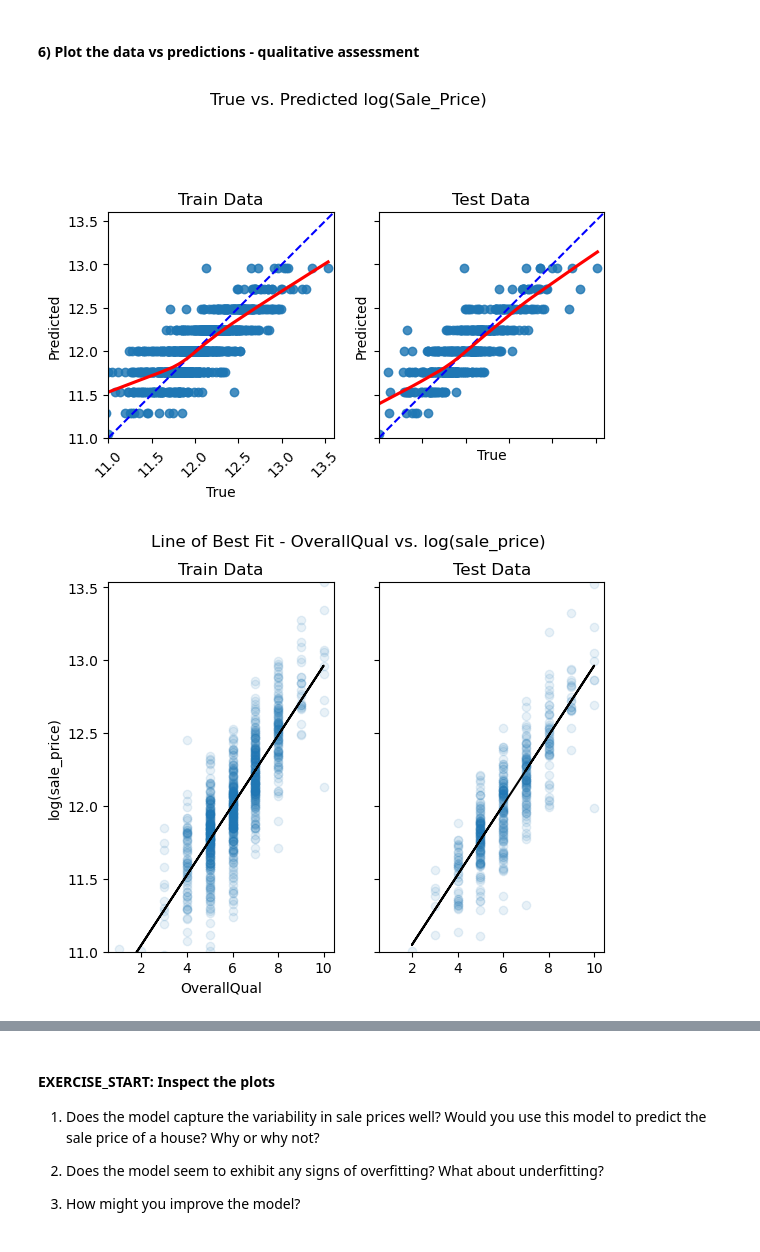
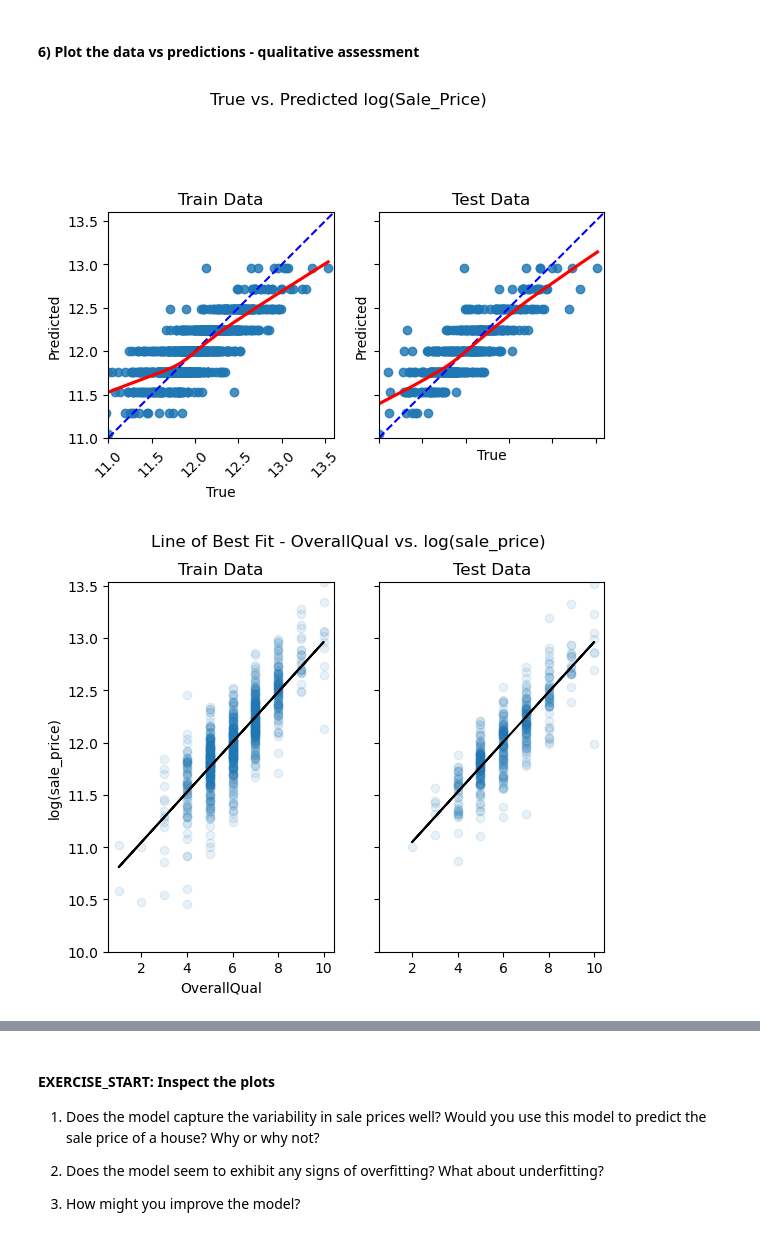
Before and after one commit to carpentries-incubator/high-dimensional-analysis-in-python, a Jupyter notebook: code/03-Regression-intro.ipynb, the cells around one changed output, grey strips where cells are left out. Saved outputs shown, nothing was run; the diff lists cells and outputs as text; code cells hidden in the pictures.

Commit message:
improvements to ep 3 - practice using helpers

```diff
--- a/code/03-Regression-intro.ipynb
+++ b/code/03-Regression-intro.ipynb
@@ -153,23 +153,23 @@ y_pred_test=reg.predict(x_test)
 # %% [markdown]
 #### 6) Plot the data vs predictions - qualitative assessment
 # %%
-from helper_functions import plot_train_test_predictions
-(fig1, fig2) = plot_train_test_predictions(predictor=predictor,
-                                      x_train=x_train, x_test=x_test,
-                                      y_train=y_train, y_test=y_test,
-                                      y_pred_train=y_pred_train, y_pred_test=y_pred_test,
-                                      log_transform_y=True);
+from regression_predict_sklearn import plot_train_test_predictions
+(fig1, fig2) = plot_train_test_predictions(predictors=[predictor],
+                                           X_train=x_train, X_test=x_test,
+                                           y_train=y_train, y_test=y_test,
+                                           y_pred_train=y_pred_train, y_pred_test=y_pred_test,
+                                           log_scaled=True);
 
 # print(type(fig1))
 # import matplotlib.pyplot as plt
 # import pylab as pl
 # pl.figure(fig1.number)
 # plt.savefig('..//fig//regression//univariate_truePrice_vs_predPrice.png',bbox_inches='tight', dpi=300)
 # pl.figure(fig2.number)
 # plt.savefig('..//fig//regression//univariate_x_vs_predPrice.png',bbox_inches='tight', dpi=300)
 # %% [output]
 [figure]
-[figure, old version]
+[figure, new version]
 # %% [markdown]
 <img src="../fig/regression/univariate_truePrice_vs_predPrice.png"  align="left" width="40%" height="40%">
 <img src="../fig/regression/univariate_x_vs_predPrice.png"  align="center" width="40%" height="40%">
```
Also changed, not shown: parts of 9 cells of this notebook, 5 other files.
